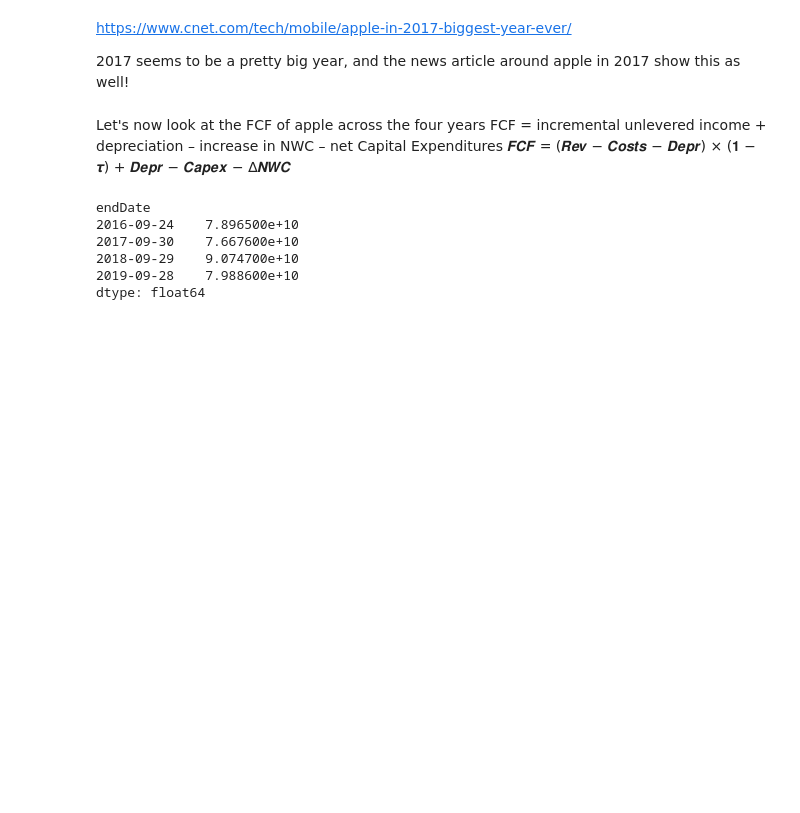
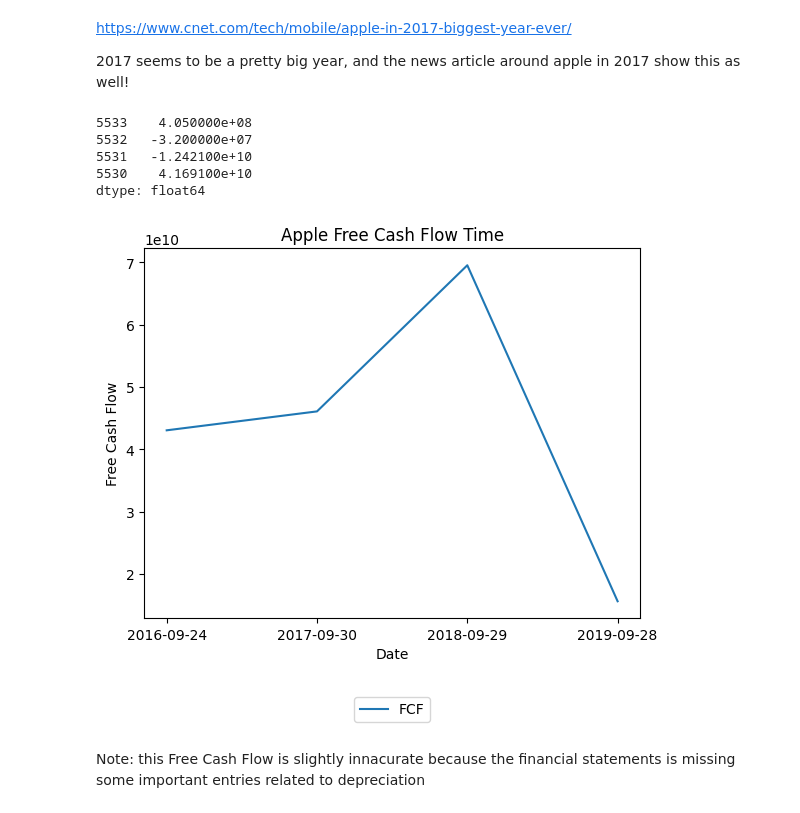
Before and after one commit to joshyipp/UPE, a Jupyter notebook: brainstorm.ipynb, the cells around one changed output. Drawn from its saved outputs; the diff is of its cells as text; code cells hidden in the pictures; blank space fills up the shorter version.

```diff
--- a/brainstorm.ipynb
+++ b/brainstorm.ipynb
@@ -244,41 +245,50 @@ plt.show()
 https://www.cnet.com/tech/mobile/apple-in-2017-biggest-year-ever/
 
 2017 seems to be a pretty big year, and the news article around apple in 2017 show this as well!
-# %% [markdown]
-Let's now look at the FCF of apple across the four years
-FCF = incremental unlevered income + depreciation – increase in NWC – net Capital Expenditures
-𝑭𝑪𝑭 = (𝑹𝒆𝒗 − 𝑪𝒐𝒔𝒕𝒔 − 𝑫𝒆𝒑𝒓) × (𝟏 − 𝝉) + 𝑫𝒆𝒑𝒓 − 𝑪𝒂𝒑𝒆𝒙 − ∆𝑵𝑾𝑪
 # %%
 #want to get revenues for all the years for apple
 income_statement=pd.read_csv('temp/incomeStatementHistory_annually.csv')
 income_statement=income_statement[income_statement["stock"]=="AAPL"]
 income_statement=income_statement.sort_values(by="endDate")
+
 NET_INCOME=income_statement["netIncome"]
-
 cash_flow=pd.read_csv('temp/cashflowStatement_annually.csv')
 cash_flow=cash_flow[cash_flow["stock"]=="AAPL"]
 cash_flow=cash_flow.sort_values(by="endDate")
 DEPR=cash_flow["depreciation"]
 CAPEX=cash_flow["capitalExpenditures"]
 OPERATING_CF=cash_flow["totalCashFromOperatingActivities"]
-
+#calculate NWC
+NWC=bs["totalCurrentAssets"]-bs["totalCurrentLiabilities"]
 balance_sheet=pd.read_csv('temp/balanceSheetHistory_annually.csv')
 balance_sheet=balance_sheet[balance_sheet["stock"]=="AAPL"]
 balance_sheet=balance_sheet.sort_values(by="endDate")
 
-NWC=balance_sheet["totalCurrentAssets"]-balance_sheet["totalCurrentLiabilities"]
+NWC_diff = NWC.diff()
+#NWC_diff.index = balance_sheet["endDate"]
+NWC_diff.fillna(4.05e+08, inplace=True)
 
-OCF=NET_INCOME+DEPR+CAPEX+NWC
-FCF=OPERATING_CF-CAPEX
+print(NWC_diff.head())
+
+#EBIT=income_statement["ebit"]
+#OCF=EBIT-(EBIT*.246)+DEPR #effective tax rate for operating cashflow
+
+FCF=NET_INCOME+DEPR -NWC_diff+CAPEX #capex is negative in this dataset, thus we add
 #instead of indices, want to use dates
 FCF.index=balance_sheet["endDate"]
-FCF.head()
-
-#or...
+#now want to graph the Free cash flows over time
+plt.plot(FCF.index,FCF,label="FCF")
+plt.xlabel("Date")
+plt.ylabel("Free Cash Flow")
+plt.title("Apple Free Cash Flow Time")
+plt.legend(loc='lower center', bbox_to_anchor=(0.5, -0.3), ncol=3)
+plt.show()
 # %% [output]
-endDate
-2016-09-24    7.896500e+10
-2017-09-30    7.667600e+10
-2018-09-29    9.074700e+10
-2019-09-28    7.988600e+10
+5533    4.050000e+08
+5532   -3.200000e+07
+5531   -1.242100e+10
+5530    4.169100e+10
 dtype: float64
+[figure, added]
+# %% [markdown]
+Note: this Free Cash Flow is slightly innacurate because the financial statements is missing some important entries related to depreciation
```
Also changed, not shown: parts of 11 cells of this notebook.
